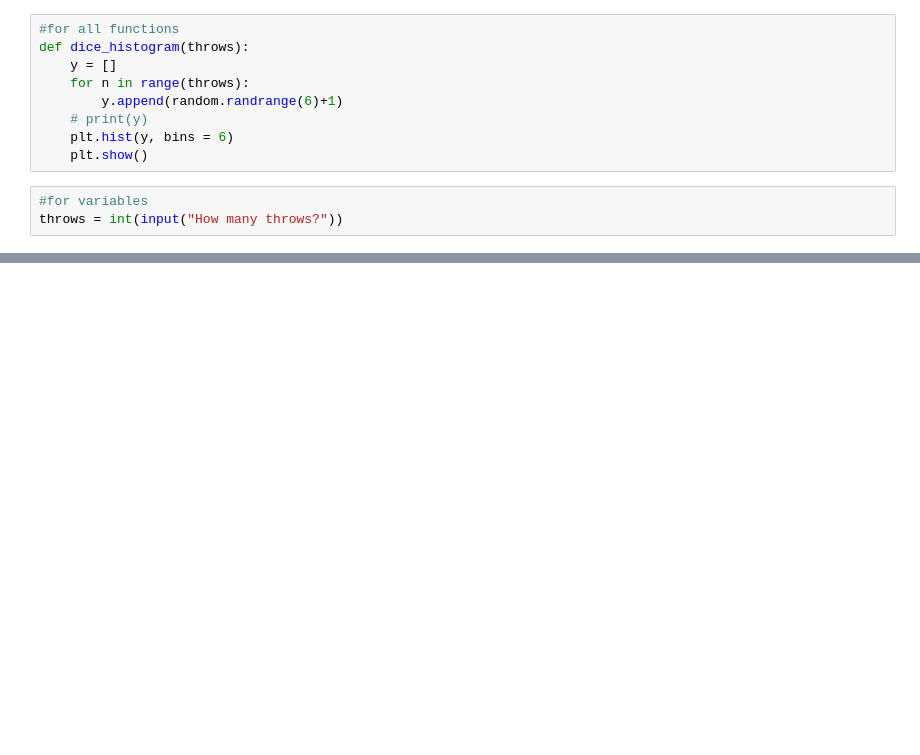
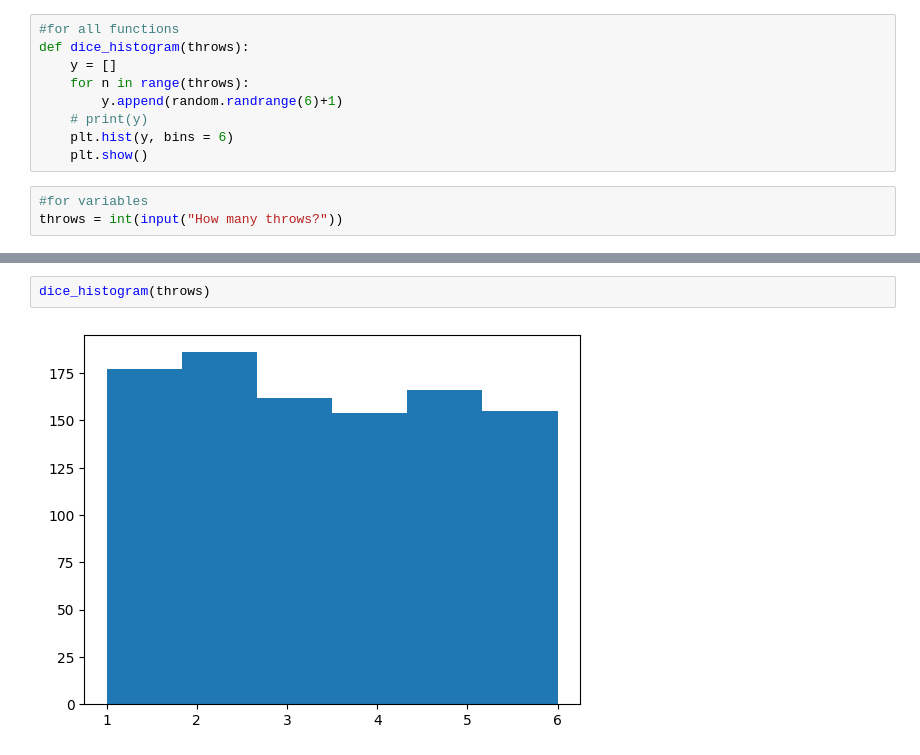
Before and after one commit to ValRCS/Python_SheGoesTech_22, a Jupyter notebook: Day_15_Jupyter_Notebooks/10_10_cw.ipynb, the cells around one changed output, grey strips where cells are left out. Saved outputs shown, nothing was run; the diff lists cells and outputs as text; blank space fills up the shorter version.

```diff
--- a/Day_15_Jupyter_Notebooks/10_10_cw.ipynb
+++ b/Day_15_Jupyter_Notebooks/10_10_cw.ipynb
@@ -32,0 +32,4 @@ None
+# %%
+dice_histogram(throws)
+# %% [output]
+[figure, added]
```
Also changed, not shown: parts of 2 cells of this notebook, 2 other files.
